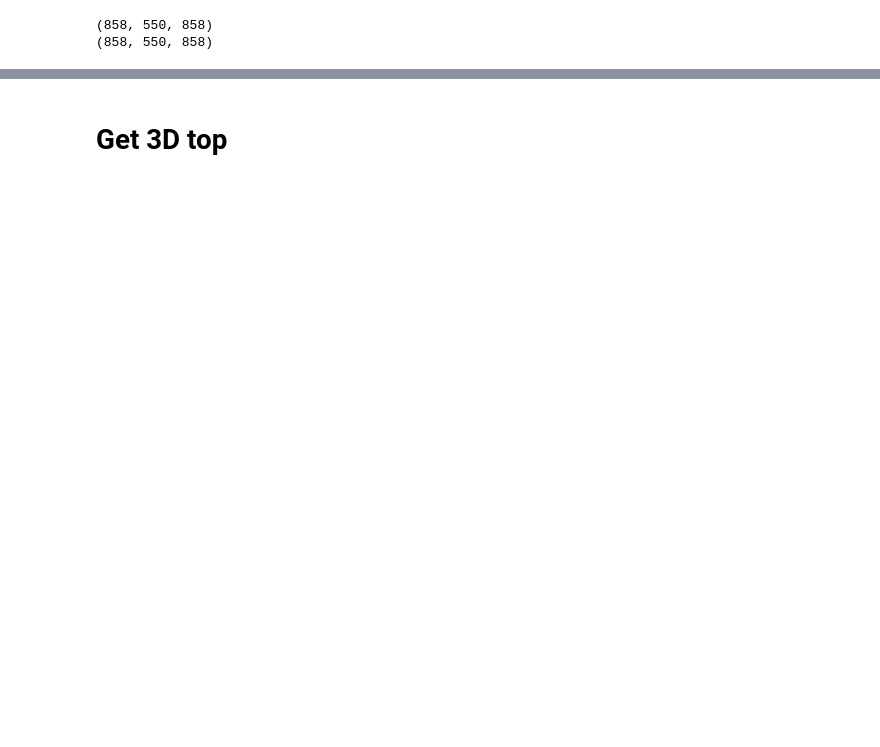
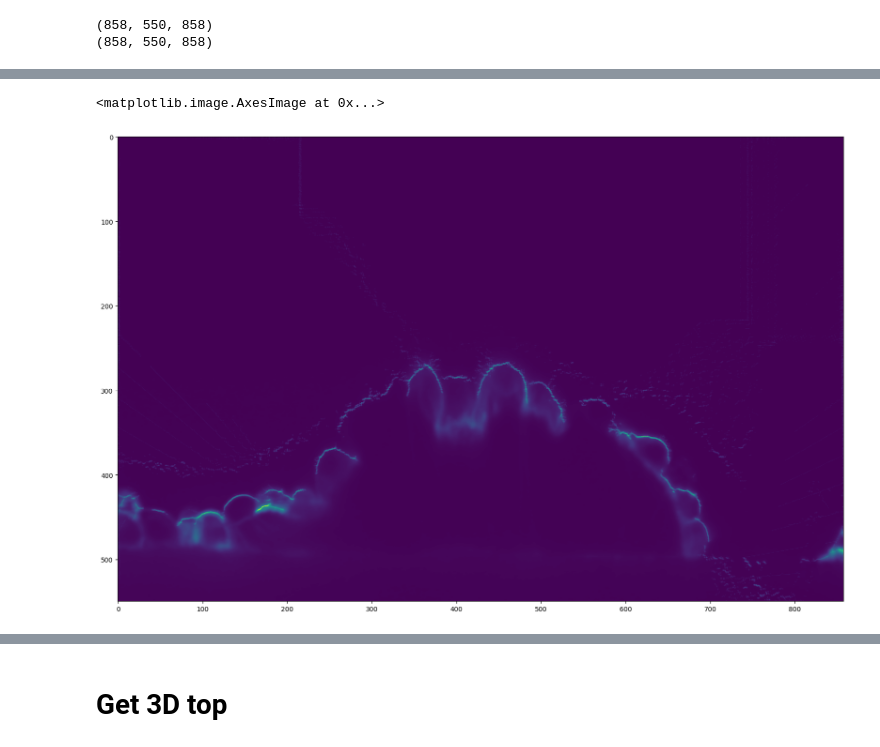
Before and after one commit to P8UXaE/light_sheet_domes, a Jupyter notebook: basalDetection3.ipynb, the cells around one changed output, grey strips where cells are left out. Drawn from its saved outputs; the diff is of its cells as text; code cells hidden in the pictures; blank space fills up the shorter version.

```diff
--- a/basalDetection3.ipynb
+++ b/basalDetection3.ipynb
@@ -85,0 +158,66 @@ plt.imshow(height_matrix*300+image[y])
+# %%
+closed_mask = []
+for i in mask:
+    full = cv2.morphologyEx(i, cv2.MORPH_CLOSE, np.ones((15, 15)))
+    closed_mask.append(full)
+
+closed_mask = np.array(closed_mask)
+first_nonzero_indices = np.argmax(closed_mask != 0, axis=1)
+top_mask = np.zeros_like(closed_mask)
+top_mask[np.arange(closed_mask.shape[0])[:, None, None], first_nonzero_indices[:, None, :], np.arange(closed_mask.shape[2])] = 1 # Top mask is a 3D array that contains the top line of the actuall mask
+
+slice_y = 430 # 300, 430
+
+height = [] # Is an array that contains the y values at which the mask starts
+for i in range(top_mask[slice_y].shape[1]):
+    col = top_mask[slice_y][:, i]
+    height.append(np.where(col == 1)[0][0]-20) # Add a value to move the line (+20)
+height = np.array(height)
+
+window_size = 20
+height = smooth_array(height, window_size)
+
+height_matrix = np.zeros((top_mask[slice_y].shape)) # Is the smoothed line on top of the mask
+
+for i in range(height_matrix.shape[1]-1):
+    if abs(height[i]-height[i+1]) < 10: # Check the absolute difference value! # Should also take into account that two separate points will also appear. (STD?)
+        if height[i] == 0 and height[i-1] == 0:
+            continue
+        height_matrix[int(height[i])][i] = 1
+
+height_mask = cv2.GaussianBlur(height_matrix, (199, 199), 0)*image[slice_y]
+
+angles = [i for i in range(-60, 60+1, 5)]
+
+total_cell_mask = np.zeros(shape=(height_mask.shape))
+
+for angle in angles:
+
+    rot_height_mask = rotate(height_mask, angle, reshape=False) # Be careful of the reshape=False
+    # cell_top_mask_rot = rotate(height_matrix, angle)
+
+    cell_border = []
+
+    for i in range(rot_height_mask.shape[1]):
+        col = rot_height_mask[:, i]
+        cell_border.append(np.argmax(col == max(col))) # Search for the first mask
+
+    cell_top_mask_rot = np.zeros_like(rot_height_mask)
+    for i in range(cell_top_mask.shape[1]):
+        cell_top_mask_rot[cell_border[i], i] = 1
+
+    cell_top_mask_rot = rotate(cell_top_mask_rot, -angle, reshape=False)
+    cell_top_mask_rot[cell_top_mask_rot < 0] = 0
+    total_cell_mask += cell_top_mask_rot
+
+
+
+plt.figure(figsize=(20,20))
+
+# plt.imshow(total_cell_mask)
+# plt.imshow(image[slice_y], alpha=0.5, cmap='cividis')
+
+plt.imshow(total_cell_mask*100+image[slice_y])
+# %% [output]
+<matplotlib.image.AxesImage at 0x...>
+[figure, added]
```
Also changed, not shown: parts of 26 cells of this notebook, 5 other files.
